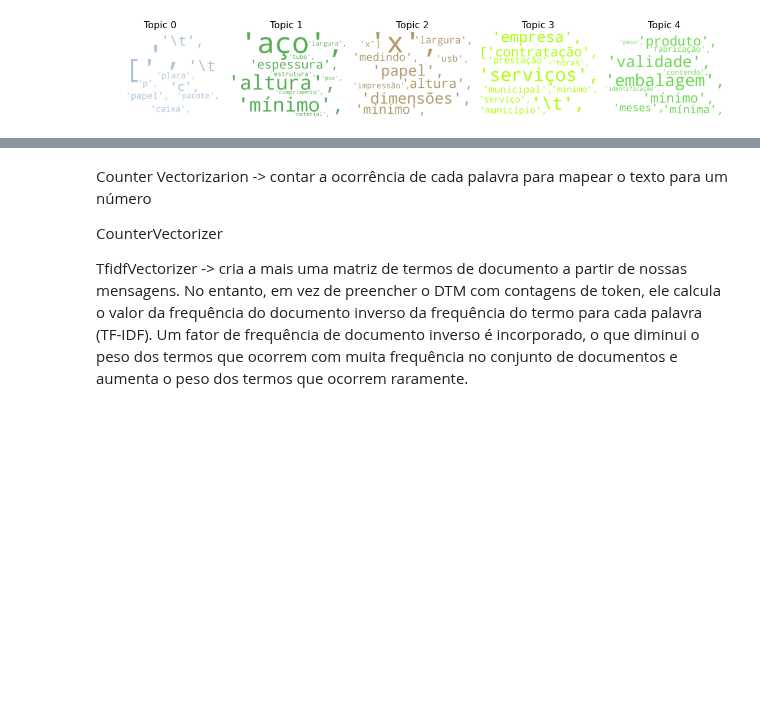
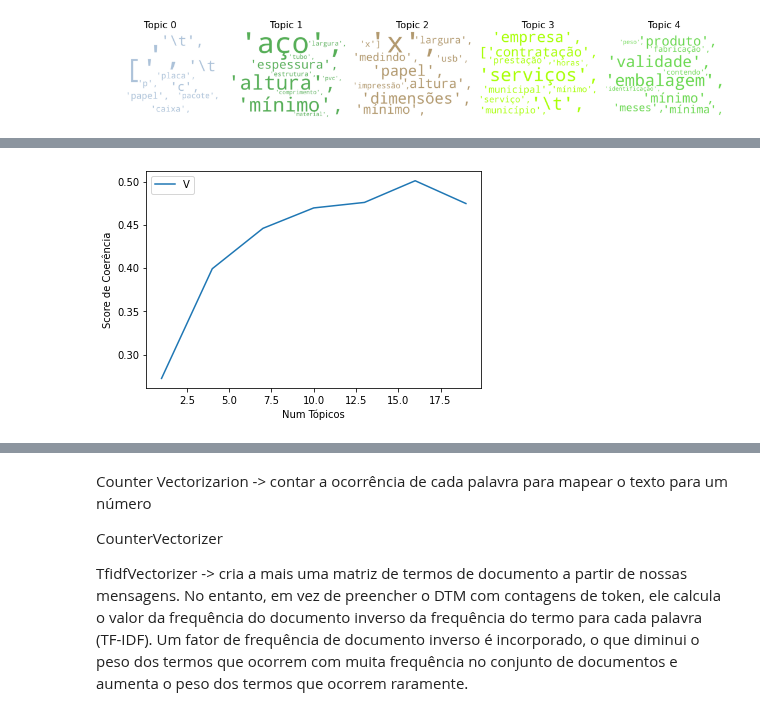
Before and after one commit to IonaSantana/Artificial-Intelligence, a Jupyter notebook: Projects/NLP/Maiores_investimentos_licitações.ipynb, the cells around one changed output, grey strips where cells are left out. Cells and saved outputs as stored; diff of their text form; code cells hidden in the pictures; blank space fills up the shorter version.

```diff
--- a/Projects/NLP/Maiores_investimentos_licitações.ipynb
+++ b/Projects/NLP/Maiores_investimentos_licitações.ipynb
@@ -530,0 +551,8 @@ plt.show()
+# %%
+dataset = [d.split() for d in licitacao_21['DS_OBJETO_TOKEN']]
+# %%
+dicionario = corpora.Dictionary(dataset)
+# %%
+corpus_lda = [dicionario.doc2bow(line) for line in dataset]
+# %%
+model_list, coherence_values = compute_coherence_values(dicionario,corpus_lda,dataset, 20, 1, 3)
@@ -530,0 +561,10 @@ plt.show()
+# %%
+limit=20; start=1; step=3;
+x = range(start, limit, step)
+plt.plot(x, coherence_values)
+plt.xlabel("Num Tópicos")
+plt.ylabel("Score de Coerência")
+plt.legend(("Valores de Coerência"), loc='best')
+plt.show()
+# %% [output]
+[figure, added]
```
Also changed, not shown: parts of 37 cells of this notebook.
